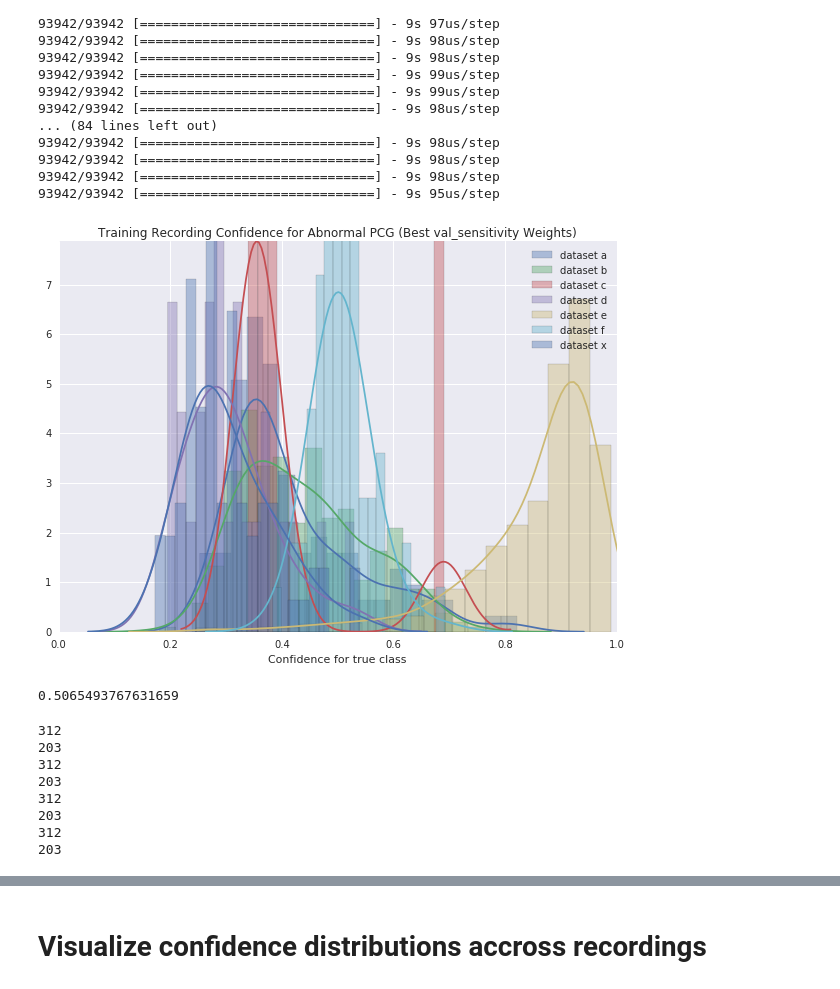
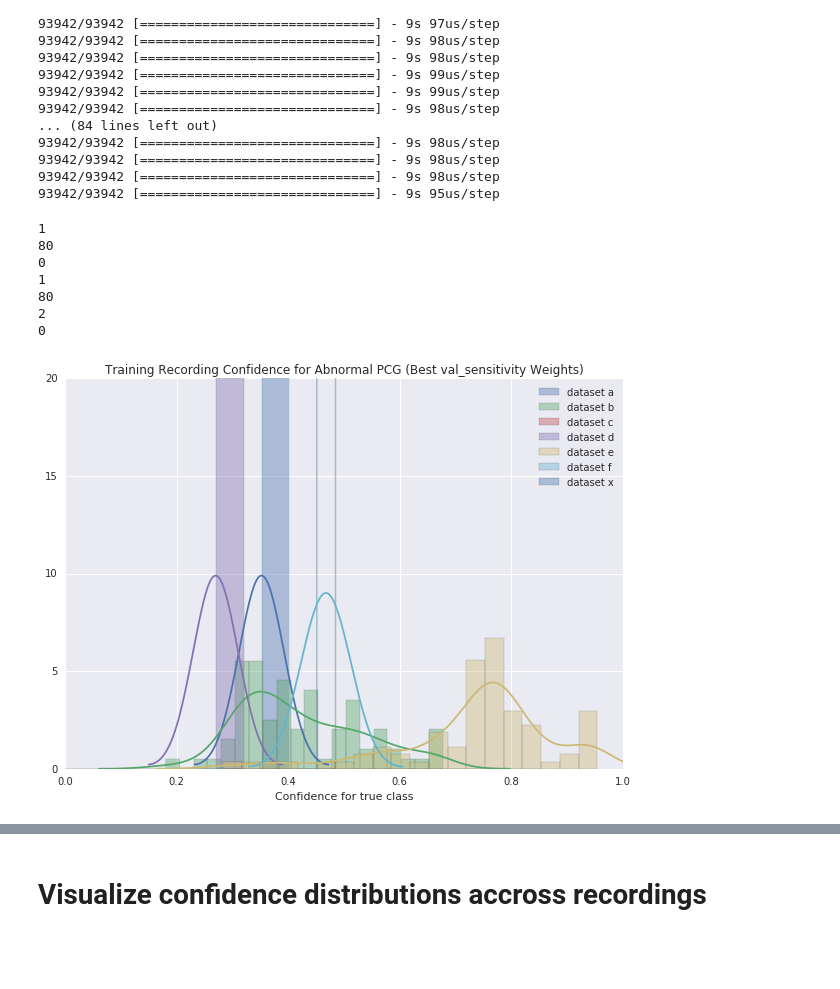
Before and after one commit to AhmedImtiazPrio/heartnet, a Jupyter notebook: codes/eval.ipynb, the cells around one changed output, grey strips where cells are left out. Cells and saved outputs as stored; diff of their text form; code cells hidden in the pictures; blank space fills up the shorter version.

```diff
--- a/codes/eval.ipynb
+++ b/codes/eval.ipynb
@@ -398,41 +400,32 @@ for epoch in range(min_epoch,df.epoch.count()):
 # %%
 # list_sweep = dfTrain.columns[-(df.epoch.count()-min_epoch):] # list of columns for sweep
 # plt.figure(figsize=(20,10))
 # sns.boxplot(x="filenames",data=dfTrain[list_sweep.append("filenames")])
 # plt.show()
 # dfTrain['conf_mean'] = dfTrain[list(dfTrain.columns.values)[-100:]].mean(axis=1).values
 # dfTrain['conf_var'] = dfTrain[list(dfTrain.columns.values)[-100:]].var(axis=1).values
 metric = 'val_sensitivity'
 plt.figure(figsize=(10,7))
 for color,dataset in enumerate(dfTrain.dataset.unique()):
 #     if dataset != 'f':
 #         continue
 #     sns.distplot(dfTrain['conf_'+metric][dfTrain.true == 1][dfTrain.dataset == dataset],bins=20,kde_kws={'bw':.04},label='Abnormal')
-    sns.distplot(dfTrain['conf_'+metric][dfTrain.true == 0][dfTrain.dataset == dataset],bins=20,
+    sns.distplot(dfTrain['conf_'+metric][dfTrain.true == 0][dfTrain.dataset == dataset][dfTrain.quality == 0],bins=20,
                  kde_kws={'bw':.04},label='dataset '+dataset,
                 )
+    print(dfTrain['conf_'+metric][dfTrain.true == 0][dfTrain.dataset == dataset][dfTrain.quality == 0].count())
 plt.legend()
 plt.xlim([0,1])
 plt.xlabel("Confidence for true class")
 plt.title("Training Recording Confidence for Abnormal PCG (Best "+metric+" Weights)")
 # plt.yscale('log')
 plt.show()
 # %% [output]
+1
+80
+0
+1
+80
+2
+0
-[figure, old version]
+[figure, new version]
-# %%
-np.mean(dfTrain['conf_'+metric][dfTrain.true == 0][dfTrain.dataset == 'f'])
-# %% [output]
-0.5065493767631659
-# %%
-for model in dfTrain.columns[4:8].values:
-    for true in dfTrain.true.unique():
-            print(sum(dfVal[model][dfVal.true == true]<.5))
-# %% [output]
-312
-203
-312
-203
-312
-203
-312
-203
```
Also changed, not shown: parts of 10 cells of this notebook.
